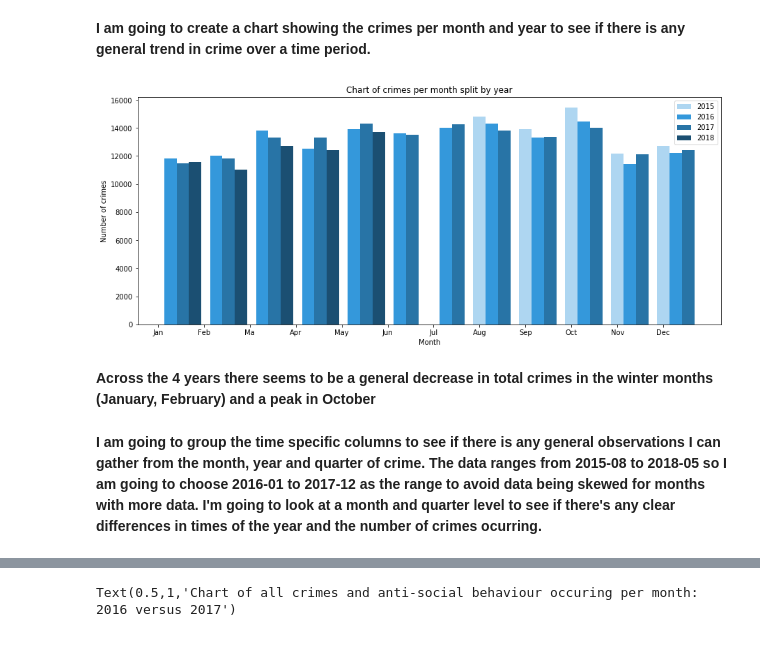
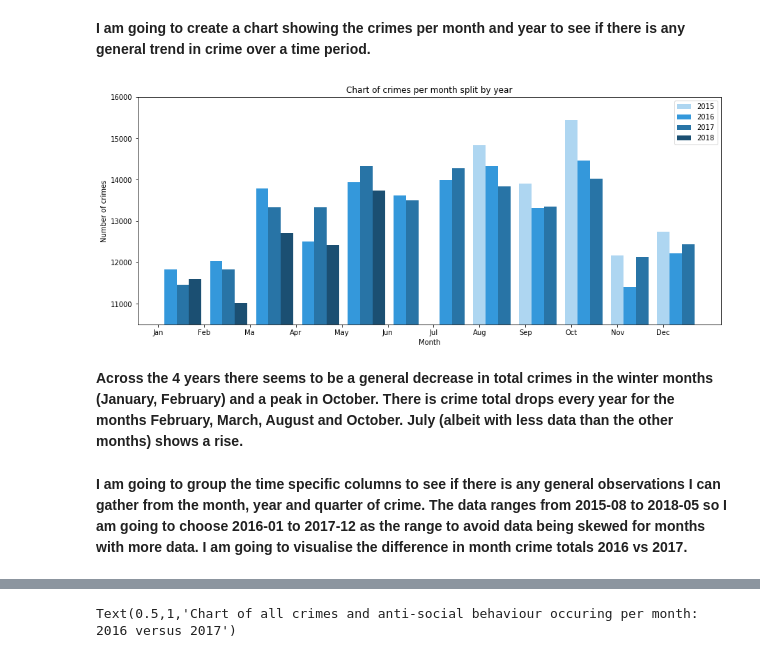
Before and after one commit to JBailey96/PSNI-Crime-Data-EDA, a Jupyter notebook: Crime EDA.ipynb, the cells around one changed output, grey strips where cells are left out. Saved outputs shown, nothing was run; the diff lists cells and outputs as text; code cells hidden in the pictures.

```diff
--- a/Crime EDA.ipynb
+++ b/Crime EDA.ipynb
@@ -281,35 +278,37 @@ width = 0.27
 
 fig = plt.figure(figsize=(15,6))
 ax = fig.add_subplot(111)
 
 yvals2015 = psni_crime_data_grouped_month_year[psni_crime_data_grouped_month_year.Year == 2015].counts
 xvals2015 = psni_crime_data_grouped_month_year[psni_crime_data_grouped_month_year.Year == 2015].Month
 rects2015 = ax.bar(xvals2015, yvals2015, width, color='#AED6F1')
 
 yvals2016 = psni_crime_data_grouped_month_year[psni_crime_data_grouped_month_year.Year == 2016].counts
 xvals2016 = psni_crime_data_grouped_month_year[psni_crime_data_grouped_month_year.Year == 2016].Month
 rects2016 = ax.bar(xvals2016+width, yvals2016, width, color='#3498DB')
 
 yvals2017 = psni_crime_data_grouped_month_year[psni_crime_data_grouped_month_year.Year == 2017].counts
 xvals2017 = psni_crime_data_grouped_month_year[psni_crime_data_grouped_month_year.Year == 2017].Month
 rects2017 = ax.bar(xvals2017+width*2, yvals2017, width, color='#2874A6')
 
 yvals2018 = psni_crime_data_grouped_month_year[psni_crime_data_grouped_month_year.Year == 2018].counts
 xvals2018 = psni_crime_data_grouped_month_year[psni_crime_data_grouped_month_year.Year == 2018].Month
 rects2018 = ax.bar(xvals2018+width*3, yvals2018, width, color='#1B4F72')
 
 ax.set_ylabel('Number of crimes')
 ax.set_xlabel('Month')
 ax.set_xticks(np.arange(1, 13, step=1.0))
 ax.set_xticklabels(('Jan', 'Feb', 'Ma', 'Apr', 'May', 'Jun', 'Jul', 'Aug', 'Sep', 'Oct', 'Nov', 'Dec'))
 ax.legend([rects2015[0], rects2016[0], rects2017[0], rects2018[0]], ('2015', '2016', '2017', '2018'))
 
 plt.title("Chart of crimes per month split by year")
 
+plt.ylim(10500, 16000)
+
 plt.show()
 # %% [output]
-[figure, old version]
+[figure, new version]
 # %% [markdown]
-<b> Across the 4 years there seems to be a general decrease in total crimes in the winter months (January, February) and a peak in October </b>
+<b> Across the 4 years there seems to be a general decrease in total crimes in the winter months (January, February) and a peak in October. There is crime total drops every year for the months February, March, August and October. July (albeit with less data than the other months) shows a rise. </b>
 # %% [markdown]
-<b> I am going to group the time specific columns to see if there is any general observations I can gather from the month, year and quarter of crime. The data ranges from 2015-08 to 2018-05 so I am going to choose 2016-01 to 2017-12 as the range to avoid data being skewed for months with more data. I'm going to look at a month and quarter level to see if there's any clear differences in times of the year and the number of crimes ocurring. </b>
+<b> I am going to group the time specific columns to see if there is any general observations I can gather from the month, year and quarter of crime. The data ranges from 2015-08 to 2018-05 so I am going to choose 2016-01 to 2017-12 as the range to avoid data being skewed for months with more data. I am going to visualise the difference in month crime totals 2016 vs 2017.</b>
```
Also changed, not shown: parts of 45 cells of this notebook, 2 other files.
